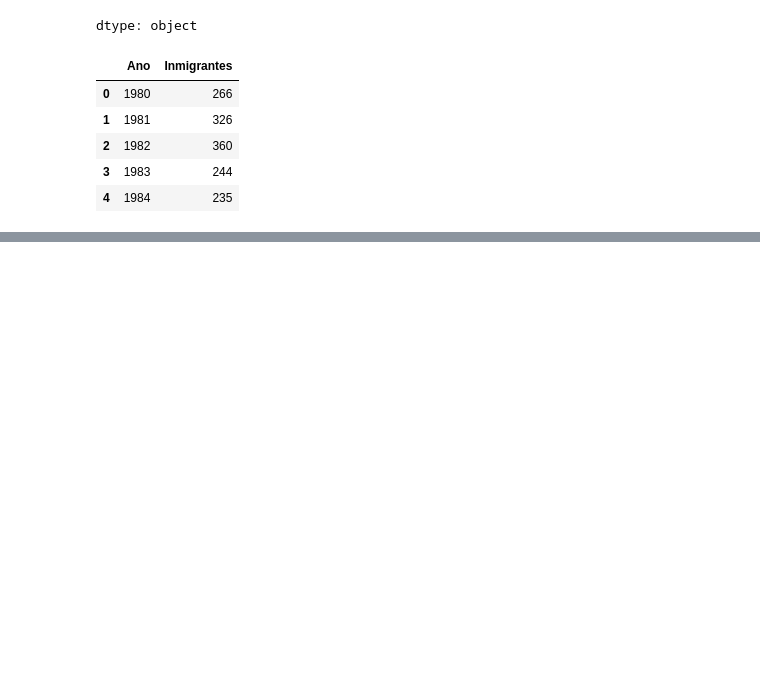
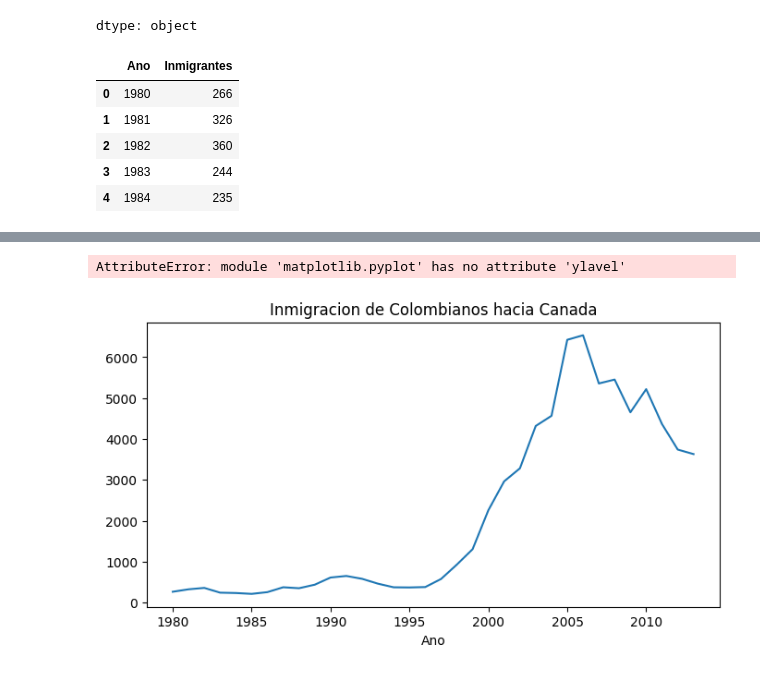
Before and after one commit to TheRealMrR/One_SegundaParte, a Jupyter notebook: visualizacion_de_datos_con_python.ipynb, the cells around one changed output, grey strips where cells are left out. Cells and saved outputs as stored; diff of their text form; code cells hidden in the pictures; blank space fills up the shorter version.

```diff
--- a/visualizacion_de_datos_con_python.ipynb
+++ b/visualizacion_de_datos_con_python.ipynb
@@ -123,0 +125,11 @@ plt.xticks(['1980','1985,'])
+# %%
+plt.figure(figsize=(8,4))
+plt.plot(datos_col['Ano'],datos_col['Inmigrantes'])
+plt.xticks(['1980','1985','1990','1995','2000','2005','2010'])
+plt.title('Inmigracion de Colombianos hacia Canada')
+plt.xlabel('Ano')
+plt.ylavel('Numero de Inmigrantes')
+plt.show()
+# %% [output]
+AttributeError: module 'matplotlib.pyplot' has no attribute 'ylavel'
+[figure, added]
```
Also changed, not shown: parts of 4 cells of this notebook.
